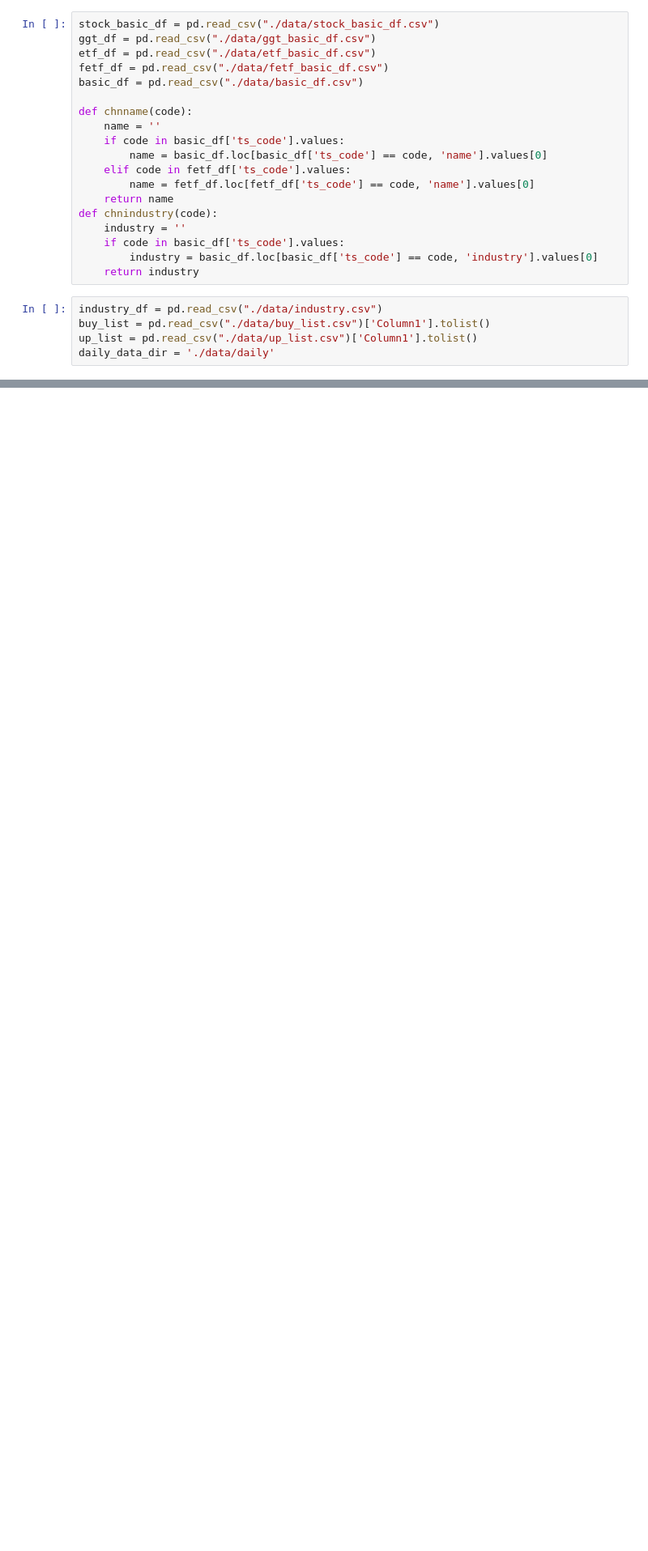
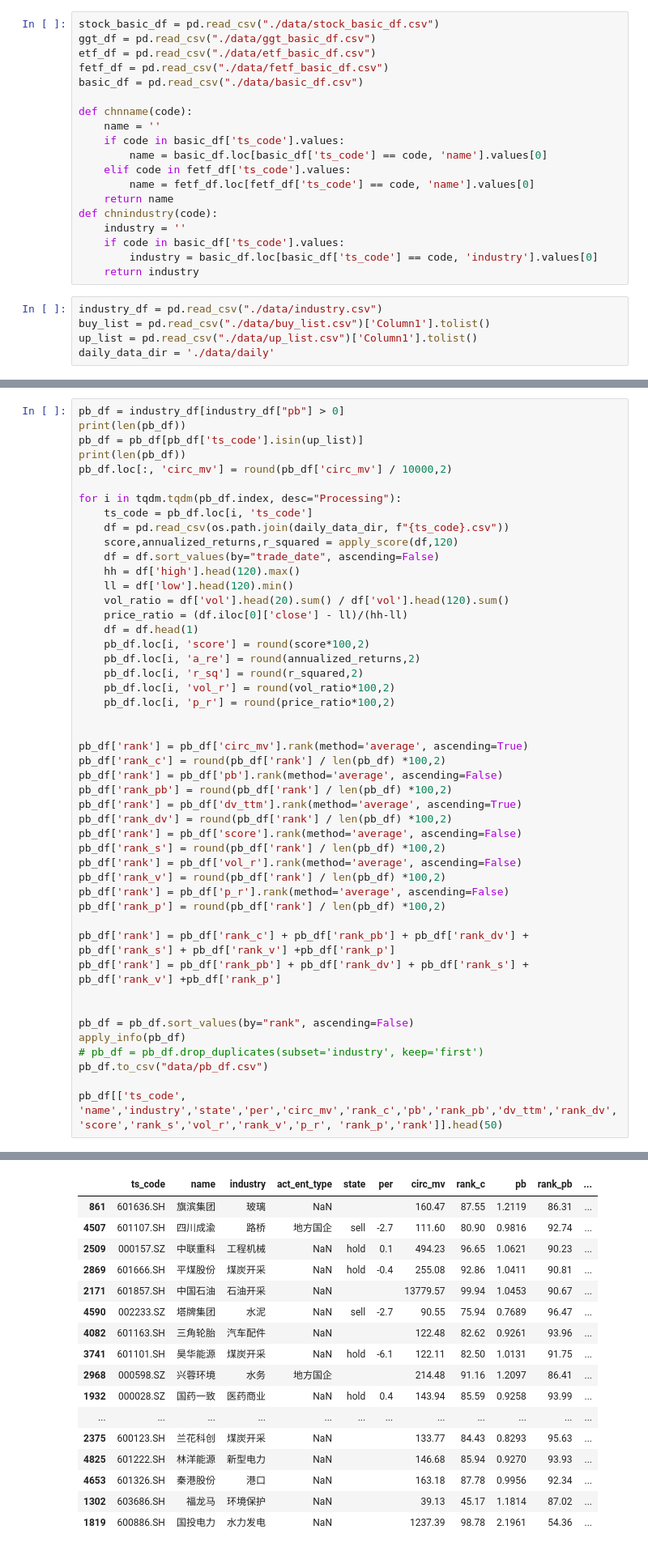
Before and after one commit to pickteemo/stock, a Jupyter notebook: 4_sort.ipynb, the cells around one changed output, grey strips where cells are left out. Shown at 81% size. Drawn from its saved outputs; the diff is of its cells as text; blank space fills up the shorter version.

```diff
--- a/4_sort.ipynb
+++ b/4_sort.ipynb
@@ -371,0 +331,48 @@ base_pb:  1.1745 base_df_per:  1.1745
+# %%
+pb_df = industry_df[industry_df["pb"] > 0]
+print(len(pb_df))
+pb_df = pb_df[pb_df['ts_code'].isin(up_list)]
+print(len(pb_df))
+pb_df.loc[:, 'circ_mv'] = round(pb_df['circ_mv'] / 10000,2)
+
+for i in tqdm.tqdm(pb_df.index, desc="Processing"):
+    ts_code = pb_df.loc[i, 'ts_code']
+    df = pd.read_csv(os.path.join(daily_data_dir, f"{ts_code}.csv"))
+    score,annualized_returns,r_squared = apply_score(df,120)
+    df = df.sort_values(by="trade_date", ascending=False)
+    hh = df['high'].head(120).max()
+    ll = df['low'].head(120).min()
+    vol_ratio = df['vol'].head(20).sum() / df['vol'].head(120).sum()
+    price_ratio = (df.iloc[0]['close'] - ll)/(hh-ll)
+    df = df.head(1)
+    pb_df.loc[i, 'score'] = round(score*100,2)
+    pb_df.loc[i, 'a_re'] = round(annualized_returns,2)
+    pb_df.loc[i, 'r_sq'] = round(r_squared,2)
+    pb_df.loc[i, 'vol_r'] = round(vol_ratio*100,2)
+    pb_df.loc[i, 'p_r'] = round(price_ratio*100,2)
+
+
+pb_df['rank'] = pb_df['circ_mv'].rank(method='average', ascending=True)
+pb_df['rank_c'] = round(pb_df['rank'] / len(pb_df) *100,2)
+pb_df['rank'] = pb_df['pb'].rank(method='average', ascending=False)
+pb_df['rank_pb'] = round(pb_df['rank'] / len(pb_df) *100,2)
+pb_df['rank'] = pb_df['dv_ttm'].rank(method='average', ascending=True)
+pb_df['rank_dv'] = round(pb_df['rank'] / len(pb_df) *100,2)
+pb_df['rank'] = pb_df['score'].rank(method='average', ascending=False)
+pb_df['rank_s'] = round(pb_df['rank'] / len(pb_df) *100,2)
+pb_df['rank'] = pb_df['vol_r'].rank(method='average', ascending=False)
+pb_df['rank_v'] = round(pb_df['rank'] / len(pb_df) *100,2)
+pb_df['rank'] = pb_df['p_r'].rank(method='average', ascending=False)
+pb_df['rank_p'] = round(pb_df['rank'] / len(pb_df) *100,2)
+
+pb_df['rank'] = pb_df['rank_c'] + pb_df['rank_pb'] + pb_df['rank_dv'] + pb_df['rank_s'] + pb_df['rank_v'] +pb_df['rank_p']
+pb_df['rank'] = pb_df['rank_pb'] + pb_df['rank_dv'] + pb_df['rank_s'] + pb_df['rank_v'] +pb_df['rank_p']
+
+
+pb_df = pb_df.sort_values(by="rank", ascending=False)
+apply_info(pb_df)
+# pb_df = pb_df.drop_duplicates(subset='industry', keep='first')
+pb_df.to_csv("data/pb_df.csv")
+
+pb_df[['ts_code', 'name','industry','state','per','circ_mv','rank_c','pb','rank_pb','dv_ttm','rank_dv','score','rank_s','vol_r','rank_v','p_r', 'rank_p','rank']].head(50)
+# %% [output]
@@ -372,3 +381,20 @@ base_pb:  1.1745 base_df_per:  1.1745
+|  | ts_code | name | industry | act_ent_type | state | per | circ_mv | rank_c | pb | rank_pb | ... |
+| 861 | 601636.SH | 旗滨集团 | 玻璃 | NaN |  |  | 160.47 | 87.55 | 1.2119 | 86.31 | ... |
+| 4507 | 601107.SH | 四川成渝 | 路桥 | 地方国企 | sell | -2.7 | 111.60 | 80.90 | 0.9816 | 92.74 | ... |
+| 2509 | 000157.SZ | 中联重科 | 工程机械 | NaN | hold | 0.1 | 494.23 | 96.65 | 1.0621 | 90.23 | ... |
+| 2869 | 601666.SH | 平煤股份 | 煤炭开采 | NaN | hold | -0.4 | 255.08 | 92.86 | 1.0411 | 90.81 | ... |
+| 2171 | 601857.SH | 中国石油 | 石油开采 | NaN |  |  | 13779.57 | 99.94 | 1.0453 | 90.67 | ... |
+| 4590 | 002233.SZ | 塔牌集团 | 水泥 | NaN | sell | -2.7 | 90.55 | 75.94 | 0.7689 | 96.47 | ... |
+| 4082 | 601163.SH | 三角轮胎 | 汽车配件 | NaN |  |  | 122.48 | 82.62 | 0.9261 | 93.96 | ... |
+| 3741 | 601101.SH | 昊华能源 | 煤炭开采 | NaN | hold | -6.1 | 122.11 | 82.50 | 1.0131 | 91.75 | ... |
+| 2968 | 000598.SZ | 兴蓉环境 | 水务 | 地方国企 |  |  | 214.48 | 91.16 | 1.2097 | 86.41 | ... |
+| 1932 | 000028.SZ | 国药一致 | 医药商业 | NaN | hold | 0.4 | 143.94 | 85.59 | 0.9258 | 93.99 | ... |
+| ... | ... | ... | ... | ... | ... | ... | ... | ... | ... | ... | ... |
+| 2375 | 600123.SH | 兰花科创 | 煤炭开采 | NaN |  |  | 133.77 | 84.43 | 0.8293 | 95.63 | ... |
+| 4825 | 601222.SH | 林洋能源 | 新型电力 | NaN |  |  | 146.68 | 85.94 | 0.9270 | 93.93 | ... |
+| 4653 | 601326.SH | 秦港股份 | 港口 | NaN |  |  | 163.18 | 87.78 | 0.9956 | 92.34 | ... |
+| 1302 | 603686.SH | 福龙马 | 环境保护 | NaN |  |  | 39.13 | 45.17 | 1.1814 | 87.02 | ... |
+| 1819 | 600886.SH | 国投电力 | 水力发电 | NaN |  |  | 1237.39 | 98.78 | 2.1961 | 54.36 | ... |
 # %%
 buy_df = pd.DataFrame()
 
```
Also changed, not shown: parts of 12 cells of this notebook, 16 other files.
